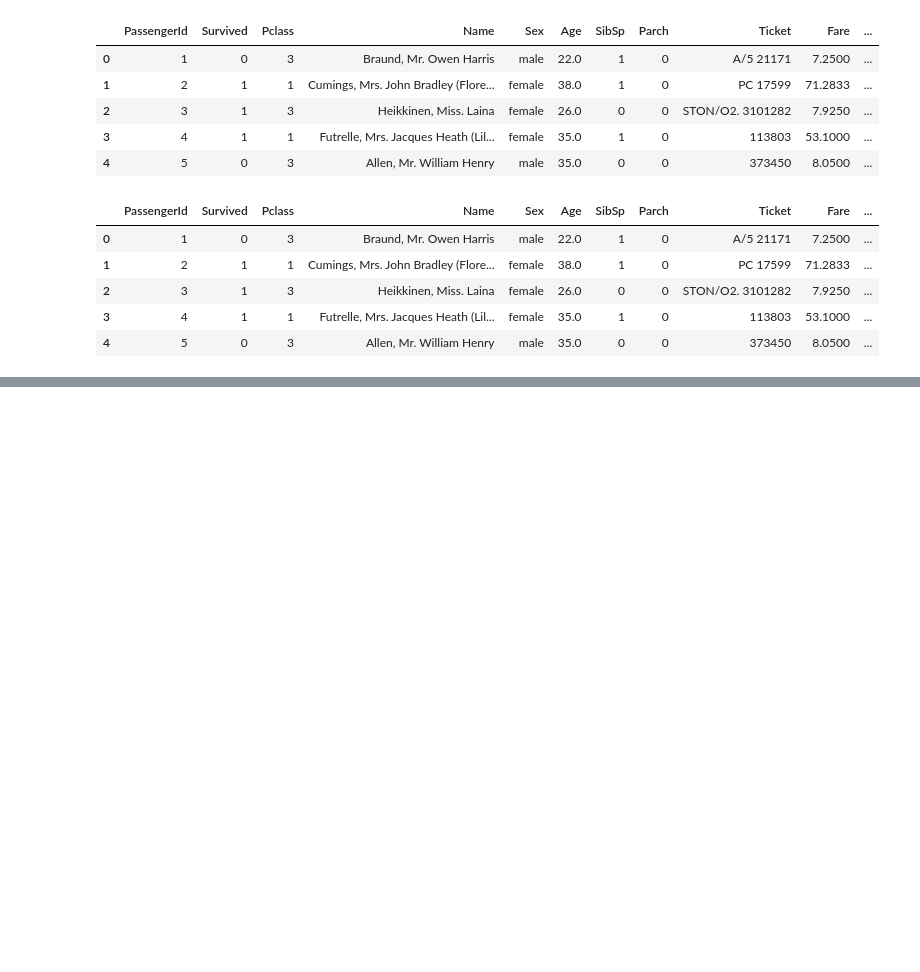
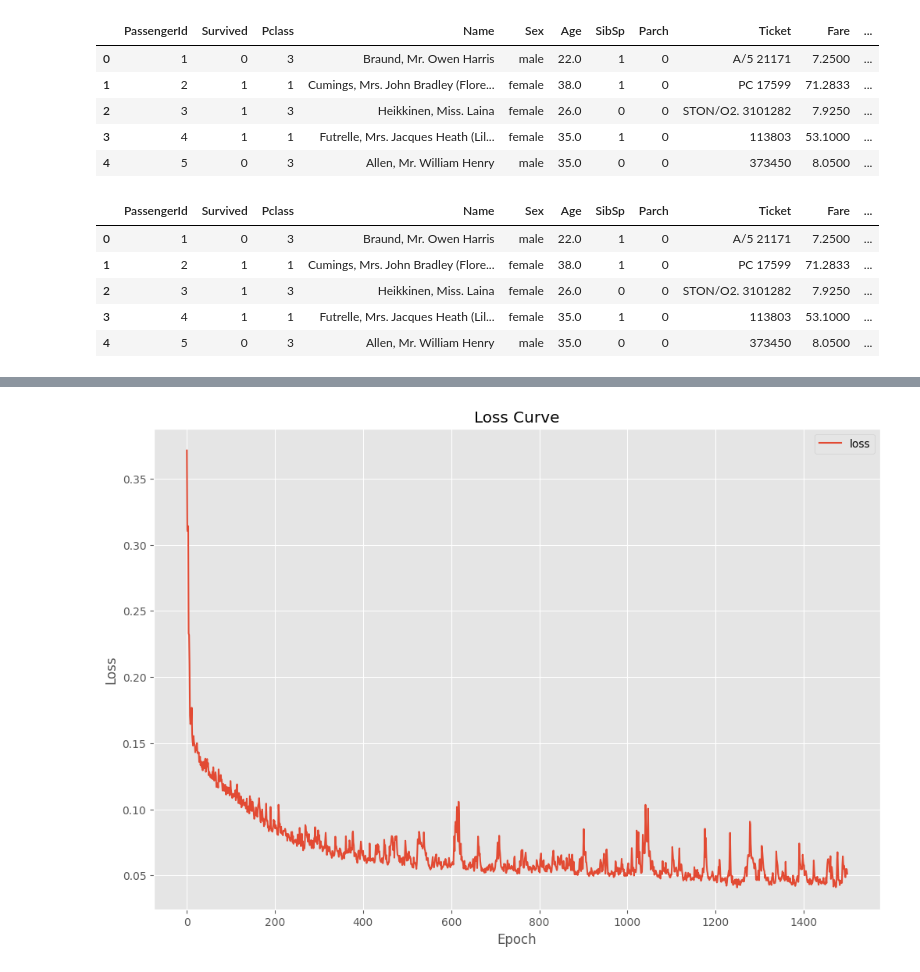
Before and after one commit to jmijares4/DS-portfolio, a Jupyter notebook: titanic.ipynb, the cells around one changed output, grey strips where cells are left out. Cells and saved outputs as stored; diff of their text form; code cells hidden in the pictures; blank space fills up the shorter version.

```diff
--- a/titanic.ipynb
+++ b/titanic.ipynb
@@ -40,0 +42,7 @@ df['Sex_numeric'] = df['Sex_numeric'].astype('int64')
+# %%
+#Assingn a numeric value for port of embarkation.
+le = LabelEncoder()
+df['Embarked_numeric'] = le.fit_transform(df['Embarked'])
+
+df['Embarked_numeric'] = df['Embarked_numeric'].astype('int32') # Use Int64 to handle missing values
+df.head()
@@ -76,11 +102,11 @@ dtype: int64
 from sklearn.impute import SimpleImputer  # Import for imputation
 
 # Select features and target
-X_train = df[['Pclass', 'Sex_numeric', 'Age', 'SibSp', 'Parch', 'Fare']]
+X_train = df[['Pclass', 'Sex_numeric', 'Age', 'SibSp', 'Parch', 'Fare', 'Embarked_numeric']]
 y_train = df['Survived']
 
 # Select test data
-X_test = df[['Pclass', 'Sex_numeric', 'Age', 'SibSp', 'Parch', 'Fare']]
+X_test = df[['Pclass', 'Sex_numeric', 'Age', 'SibSp', 'Parch', 'Fare', 'Embarked_numeric']]
 y_test = df['Survived']
 
 
@@ -104,6 +130,7 @@ def handle_missing_values(data, strategy='mean'):
   if strategy == 'mean':
     imputer = SimpleImputer(strategy='mean')
     data_copy['Age'] = imputer.fit_transform(data_copy[['Age']])
+    print('Age nulls resolved by mean statistical.')
   elif strategy == 'median':
     imputer = SimpleImputer(strategy='median')
     data_copy['Age'] = imputer.fit_transform(data_copy[['Age']])
@@ -134,8 +164,9 @@ import tensorflow as tf
 
 # Define the model
 model = tf.keras.Sequential([
-  tf.keras.layers.Dense(64, activation='relu', input_shape=(6,)),
-  tf.keras.layers.Dense(32, activation='relu'),
+  tf.keras.layers.Dense(128, activation='relu', input_shape=(7,)),
+  tf.keras.layers.Dense(512, activation='relu'),
+  tf.keras.layers.Dense(512, activation='relu'),
   tf.keras.layers.Dense(1, activation='sigmoid')
 ])
 
@@ -143,7 +174,7 @@ model = tf.keras.Sequential([
 model.compile(loss='mean_squared_error', optimizer='adam', metrics=['accuracy'])
 
 # Train the model
-model.fit(X_train, y_train, epochs=1000)
+history = model.fit(X_train, y_train, epochs=1500)
 
 # Evaluate the model
 model.evaluate(X_test, y_test)
@@ -168,0 +200,17 @@ Epoch 1000/1000
+# %%
+# Get the loss values from the history object
+loss = history.history['loss']
+
+# Create a DataFrame with the loss values
+loss_df = pd.DataFrame({'loss': loss})
+
+# Plot the loss curve using Seaborn
+sns.lineplot(data=loss_df)
+
+# Add labels and title
+plt.xlabel('Epoch')
+plt.ylabel('Loss')
+plt.title('Loss Curve')
+plt.show()
+# %% [output]
+[figure, added]
```
Also changed, not shown: parts of 28 cells of this notebook.
